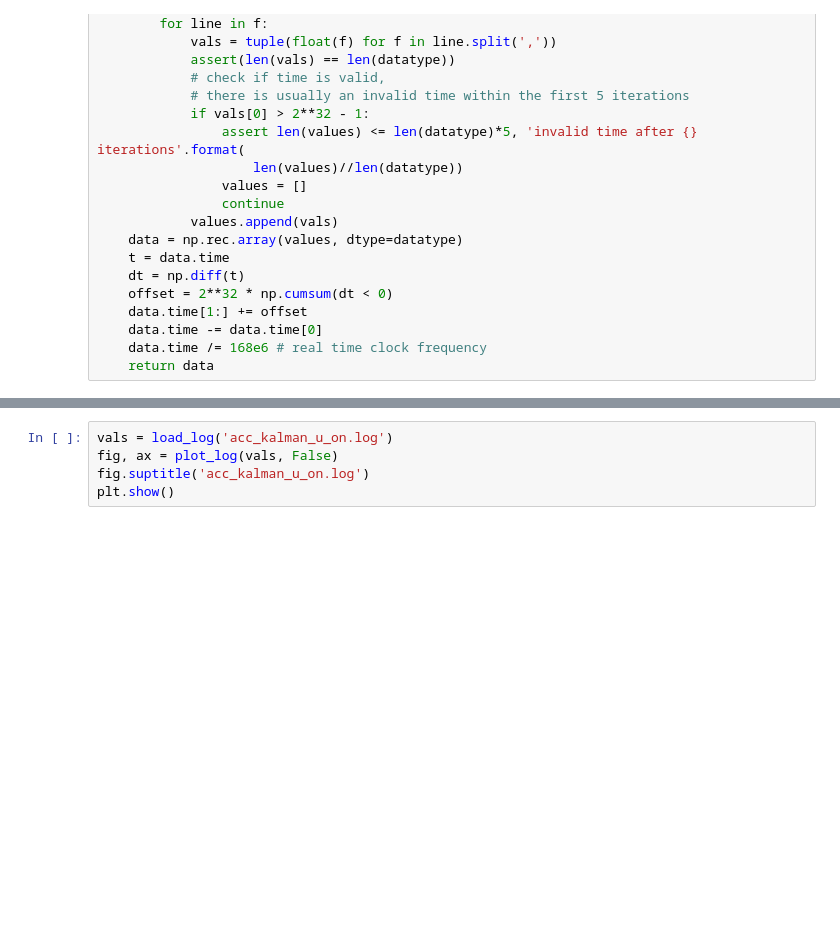
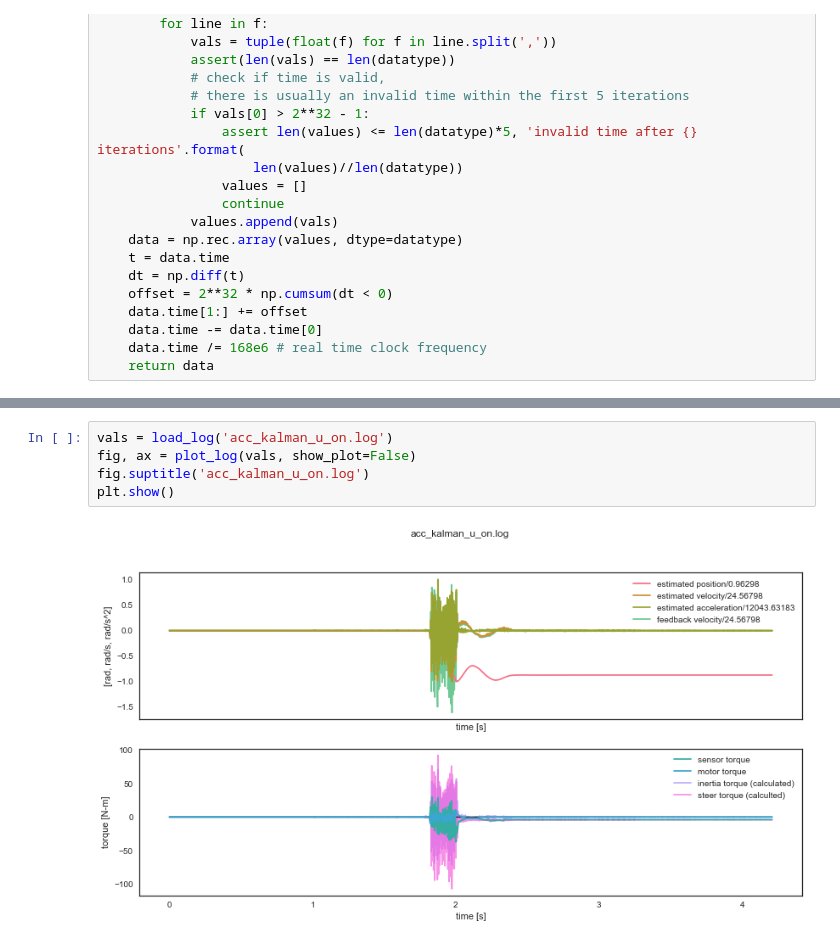
Before and after one commit to oliverlee/phobos, a Jupyter notebook: scripts/mass_spring/plot_acc_logs.ipynb, the cells around one changed output, grey strips where cells are left out. Drawn from its saved outputs; the diff is of its cells as text; blank space fills up the shorter version.

```diff
--- a/scripts/mass_spring/plot_acc_logs.ipynb
+++ b/scripts/mass_spring/plot_acc_logs.ipynb
@@ -91,5 +104,7 @@ NameError: name 'plot_log2' is not defined
 # %%
 vals = load_log('acc_kalman_u_on.log')
-fig, ax = plot_log(vals, False)
+fig, ax = plot_log(vals, show_plot=False)
 fig.suptitle('acc_kalman_u_on.log')
 plt.show()
+# %% [output]
+[figure, added]
```
Also changed, not shown: parts of 6 cells of this notebook, 3 other files.
